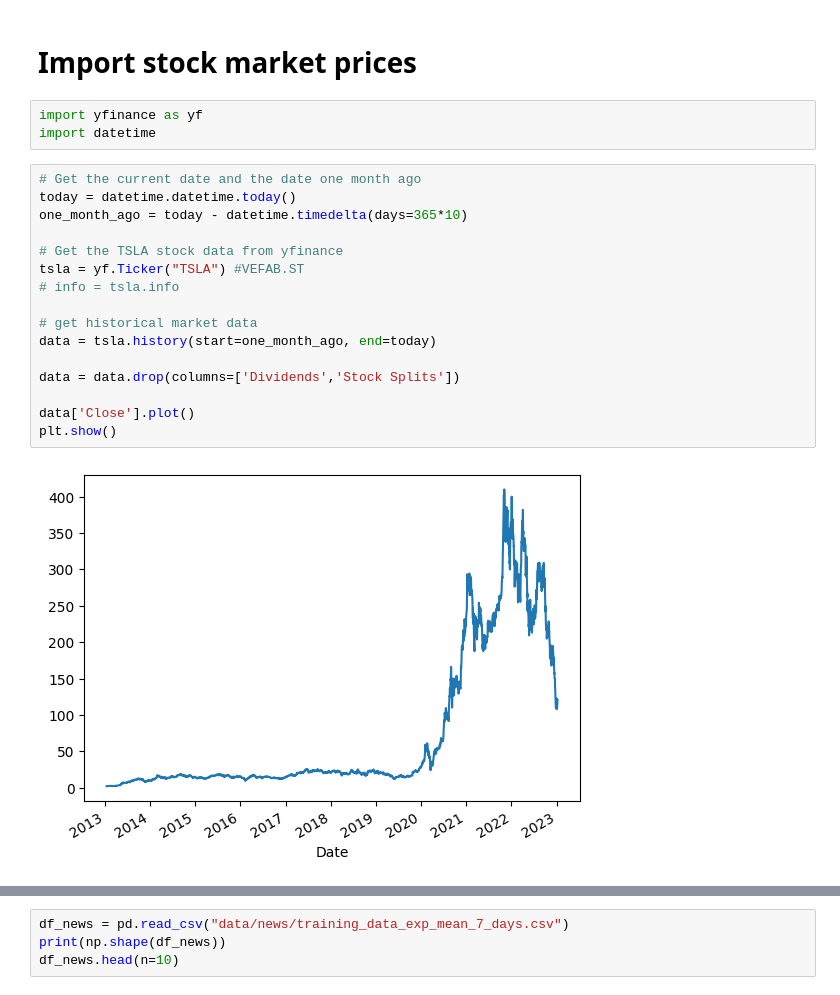
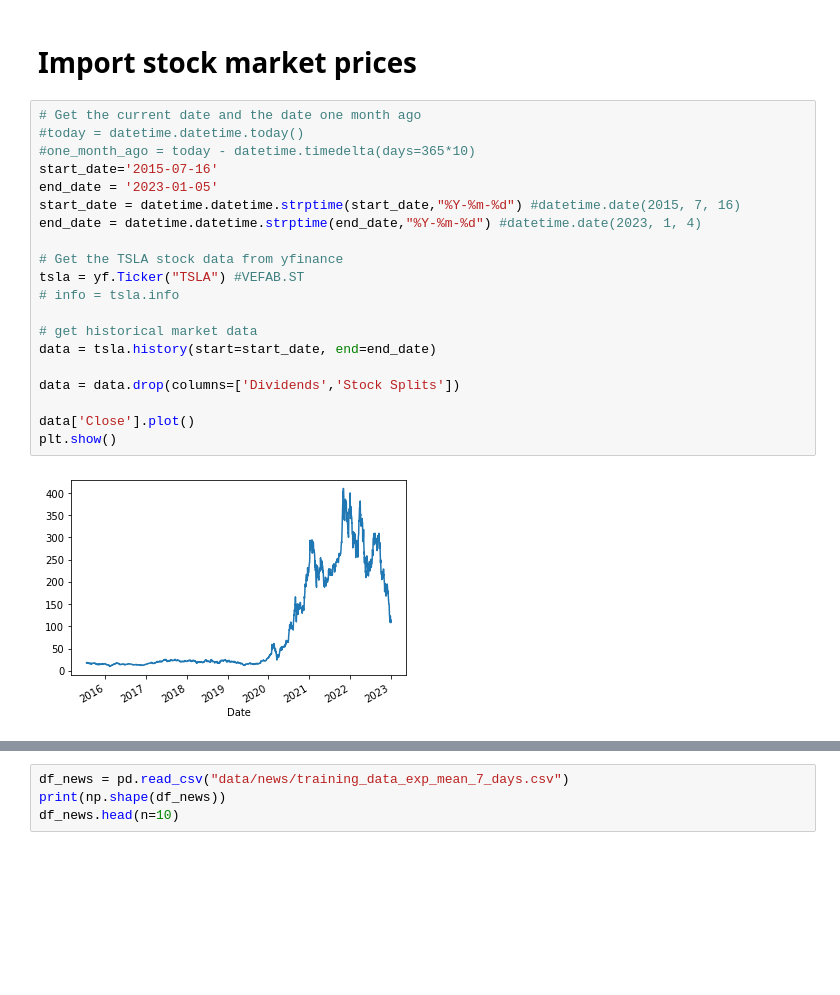
Before and after one commit to ludvigdoeser/scalableMLproject, a Jupyter notebook: News.ipynb, the cells around one changed output, grey strips where cells are left out. Drawn from its saved outputs; the diff is of its cells as text; blank space fills up the shorter version.

```diff
--- a/News.ipynb
+++ b/News.ipynb
@@ -789,27 +669,28 @@ Examples:
     Score -0.018: Ford F-150 Lightning prices are going up again
 # %% [markdown]
 # Import stock market prices
-# %%
-import yfinance as yf
-import datetime
 # %%
 # Get the current date and the date one month ago
-today = datetime.datetime.today()
-one_month_ago = today - datetime.timedelta(days=365*10)
+#today = datetime.datetime.today()
+#one_month_ago = today - datetime.timedelta(days=365*10)
+start_date='2015-07-16'
+end_date = '2023-01-05'
+start_date = datetime.datetime.strptime(start_date,"%Y-%m-%d") #datetime.date(2015, 7, 16)
+end_date = datetime.datetime.strptime(end_date,"%Y-%m-%d") #datetime.date(2023, 1, 4)
 
 # Get the TSLA stock data from yfinance
 tsla = yf.Ticker("TSLA") #VEFAB.ST
 # info = tsla.info
 
 # get historical market data
-data = tsla.history(start=one_month_ago, end=today)
+data = tsla.history(start=start_date, end=end_date)
 
 data = data.drop(columns=['Dividends','Stock Splits'])
 
 data['Close'].plot()
 plt.show()
 # %% [output]
-[figure, old version]
+[figure, new version]
 # %%
 # Maybe later:
 
```
Also changed, not shown: parts of 32 cells of this notebook, 5 other files.
